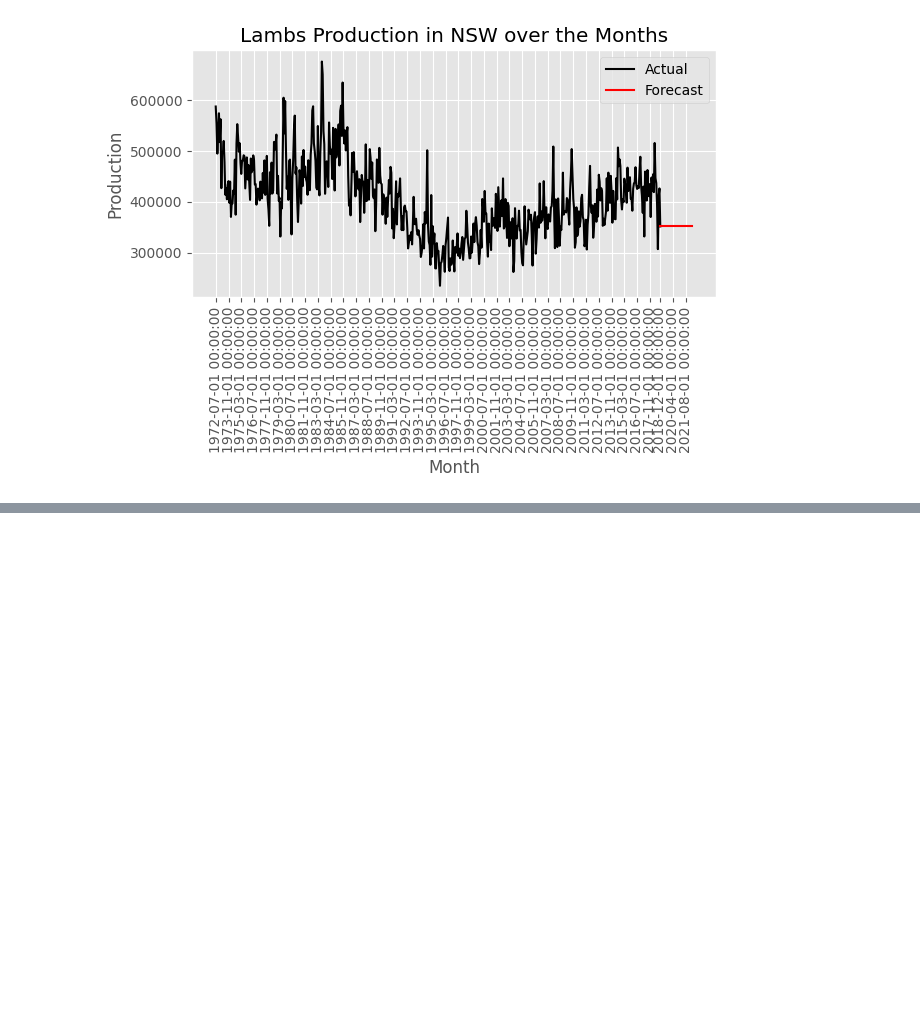
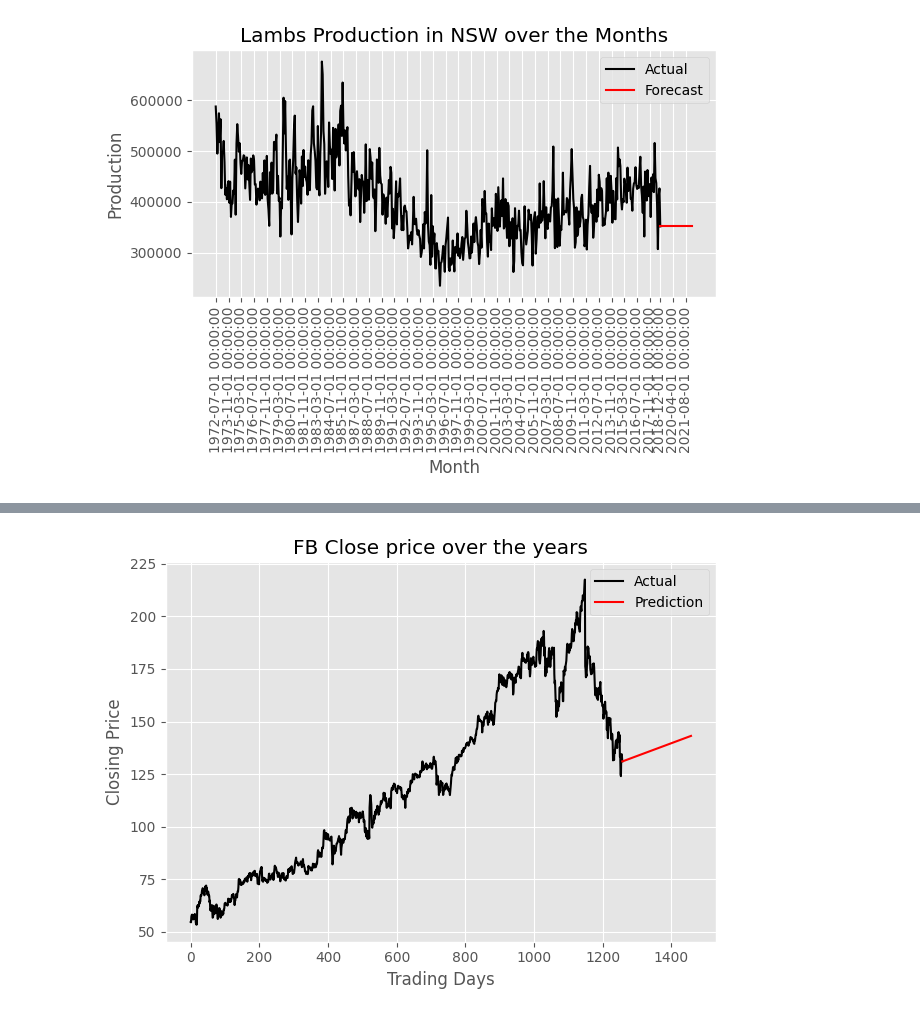
Before and after one commit to shivkatira/fpppy-exercise-solution, a Jupyter notebook: ch5.ipynb, the cells around one changed output, grey strips where cells are left out. Cells and saved outputs as stored; diff of their text form; code cells hidden in the pictures; blank space fills up the shorter version.

```diff
--- a/ch5.ipynb
+++ b/ch5.ipynb
@@ -165,0 +273,45 @@ plt.show()
+# %%
+def naive(y):
+    yT = y[-1]
+    return yT
+# %%
+def seasonal_naive(y, h, m):
+    k = int((h-1)/m)
+    yT = y[-1]
+    return yT+h-m*(k+1)
+# %%
+def random_walk_with_drift(y, h):
+    yT = y[-1]
+    y1 = y[0]
+    T = y.shape[0]
+
+    return yT+h*((yT-y1)/(T-1))
+# %%
+pred_ds = [fb_close['ds'].values[-1]]
+pred_mean = [fb_close['y'].values[-1]]
+pred_naive = [fb_close['y'].values[-1]]
+pred_snaive = [fb_close['y'].values[-1]]
+pred_rwwd = [fb_close['y'].values[-1]]
+
+for h in range(200):
+    pred_ds.append(pred_ds[-1]+1)
+    pred_mean.append(mean(fb_close['y'].values))
+    pred_naive.append(naive(fb_close['y'].values))
+    pred_snaive.append(seasonal_naive(fb_close['y'].values, h, 100))
+    pred_rwwd.append(random_walk_with_drift(fb_close['y'].values, h))
+# %%
+fig = plt.figure()
+ax = fig.gca()
+
+ax.plot(fb_close['ds'], fb_close['y'], c='k', label='Actual')
+ax.plot(pred_ds, pred_rwwd, c='r', label='Prediction')
+
+ax.set_xlabel('Trading Days')
+ax.set_ylabel('Closing Price')
+ax.set_title('FB Close price over the years')
+ax.legend()
+
+plt.tight_layout()
+plt.show()
+# %% [output]
+[figure, added]
```
Also changed, not shown: parts of 42 cells of this notebook.
